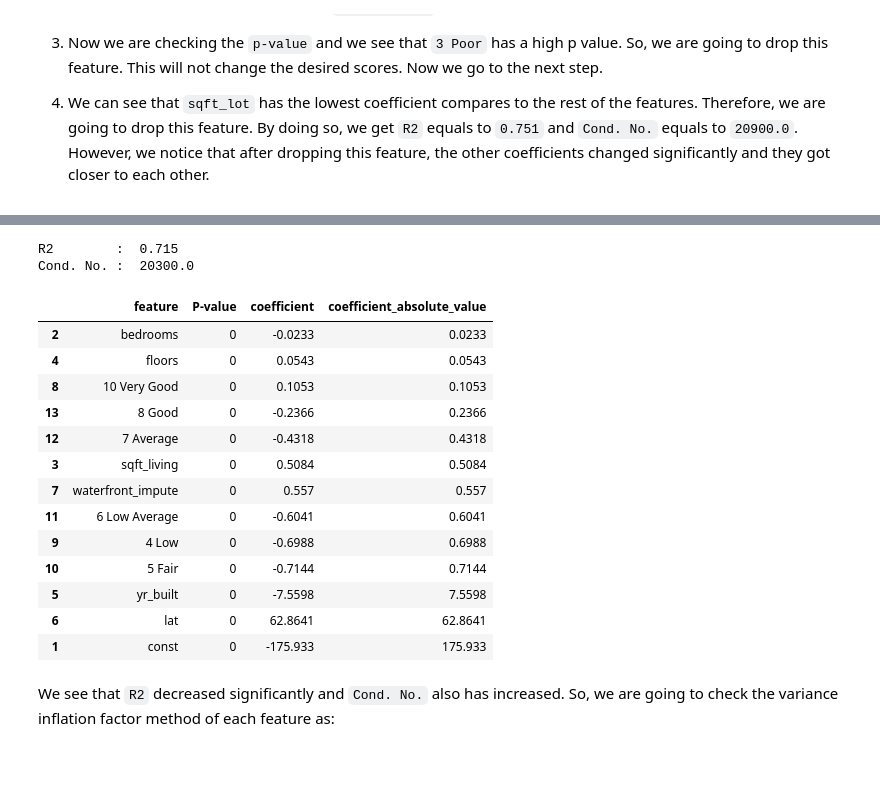
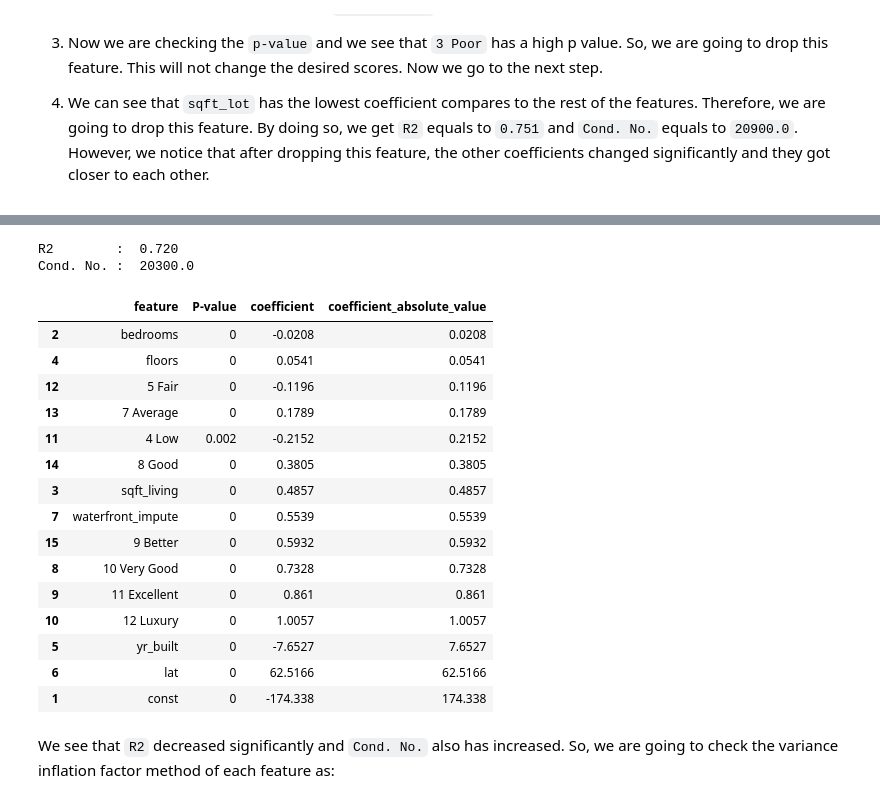
Before and after one commit to miladshiraniUCB/King-County-Property-Prices-Prediction, a Jupyter notebook: student.ipynb, the cells around one changed output, grey strips where cells are left out. Saved outputs shown, nothing was run; the diff lists cells and outputs as text; code cells hidden in the pictures; blank space fills up the shorter version.

```diff
--- a/student.ipynb
+++ b/student.ipynb
@@ -1050,53 +1081,35 @@ From this calculation, we are going to drop `9 Better` and `6 Low Average` we ag
 # %%
 df_final = concatenate(include_grade = True, include_zipcode = False,
                        include_condition = False)
 to_drop = ["price", "waterfront_null", "long"
-
-#           , "13 Mansion"
-          , "12 Luxury"
-          , "11 Excellent"
-#           , "10 Very Good"
-          , "9 Better"
-#           , "8 Good"
-#           , "7 Average"
-#           , "6 Low Average"
-#           , "5 Fair"
-#           , "4 Low"
-
-
-
-#           , "waterfront_impute"
-
-          , "sqft_lot"              ## 3 Very Low Coefficient compare to others
-#           , "bedrooms"              ## 4 Very Low Coefficient compare to others
-#           , "floors"                ## 4 Very Low Coefficient compare to others
-          , "bathrooms"             ## 4 Very Low Coefficient compare to others
-          ]
+          , "6 Low Average", "sqft_lot", "bathrooms"]
 
 
 l = summary_of_results(data = df_final, to_drop = to_drop, pval = 0.05)
 print("R2        : ", l[0])
 print("Cond. No. : ", l[1])
 
 
 l[3]
 # %% [output]
-R2        :  0.715
+R2        :  0.720
 Cond. No. :  20300.0
 |  | feature | P-value | coefficient | coefficient_absolute_value |
-| 2 | bedrooms | 0 | -0.0233 | 0.0233 |
-| 4 | floors | 0 | 0.0543 | 0.0543 |
-| 8 | 10 Very Good | 0 | 0.1053 | 0.1053 |
-| 13 | 8 Good | 0 | -0.2366 | 0.2366 |
-| 12 | 7 Average | 0 | -0.4318 | 0.4318 |
-| 3 | sqft_living | 0 | 0.5084 | 0.5084 |
-| 7 | waterfront_impute | 0 | 0.557 | 0.557 |
-| 11 | 6 Low Average | 0 | -0.6041 | 0.6041 |
-| 9 | 4 Low | 0 | -0.6988 | 0.6988 |
-| 10 | 5 Fair | 0 | -0.7144 | 0.7144 |
-| 5 | yr_built | 0 | -7.5598 | 7.5598 |
-| 6 | lat | 0 | 62.8641 | 62.8641 |
-| 1 | const | 0 | -175.933 | 175.933 |
+| 2 | bedrooms | 0 | -0.0208 | 0.0208 |
+| 4 | floors | 0 | 0.0541 | 0.0541 |
+| 12 | 5 Fair | 0 | -0.1196 | 0.1196 |
+| 13 | 7 Average | 0 | 0.1789 | 0.1789 |
+| 11 | 4 Low | 0.002 | -0.2152 | 0.2152 |
+| 14 | 8 Good | 0 | 0.3805 | 0.3805 |
+| 3 | sqft_living | 0 | 0.4857 | 0.4857 |
+| 7 | waterfront_impute | 0 | 0.5539 | 0.5539 |
+| 15 | 9 Better | 0 | 0.5932 | 0.5932 |
+| 8 | 10 Very Good | 0 | 0.7328 | 0.7328 |
+| 9 | 11 Excellent | 0 | 0.861 | 0.861 |
+| 10 | 12 Luxury | 0 | 1.0057 | 1.0057 |
+| 5 | yr_built | 0 | -7.6527 | 7.6527 |
+| 6 | lat | 0 | 62.5166 | 62.5166 |
+| 1 | const | 0 | -174.338 | 174.338 |
 # %% [markdown]
 We see that `R2` decreased significantly and `Cond. No.` also has increased. So, we are going to check the variance inflation factor method of each feature as:
 # %%
```
Also changed, not shown: parts of 59 cells of this notebook.
